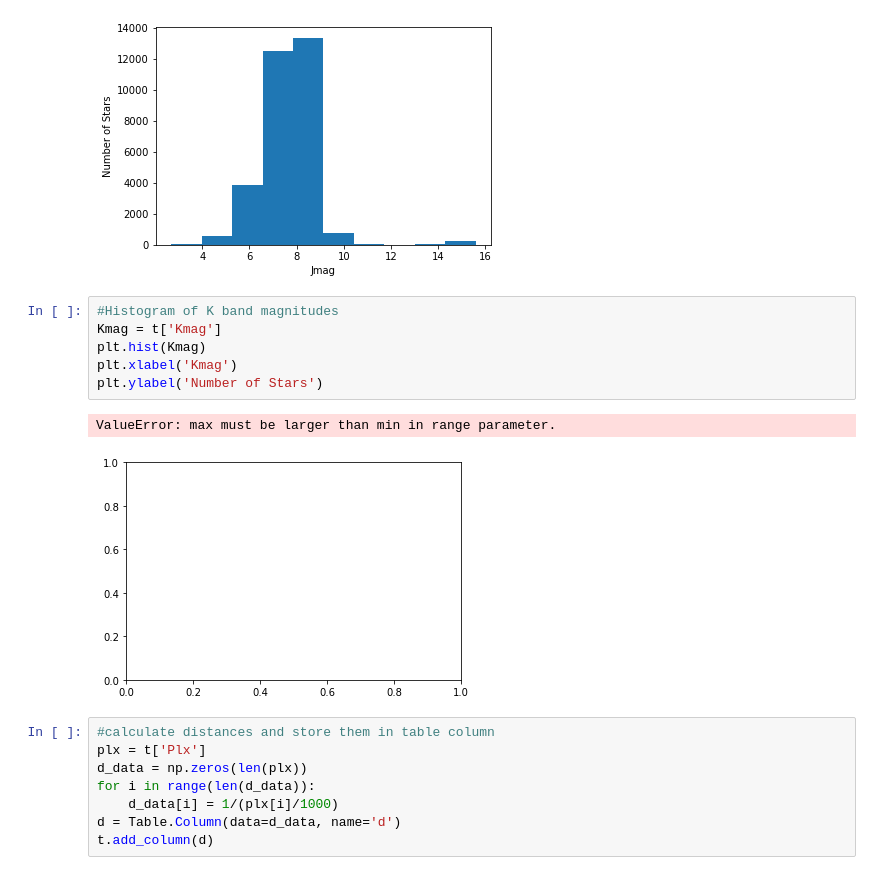
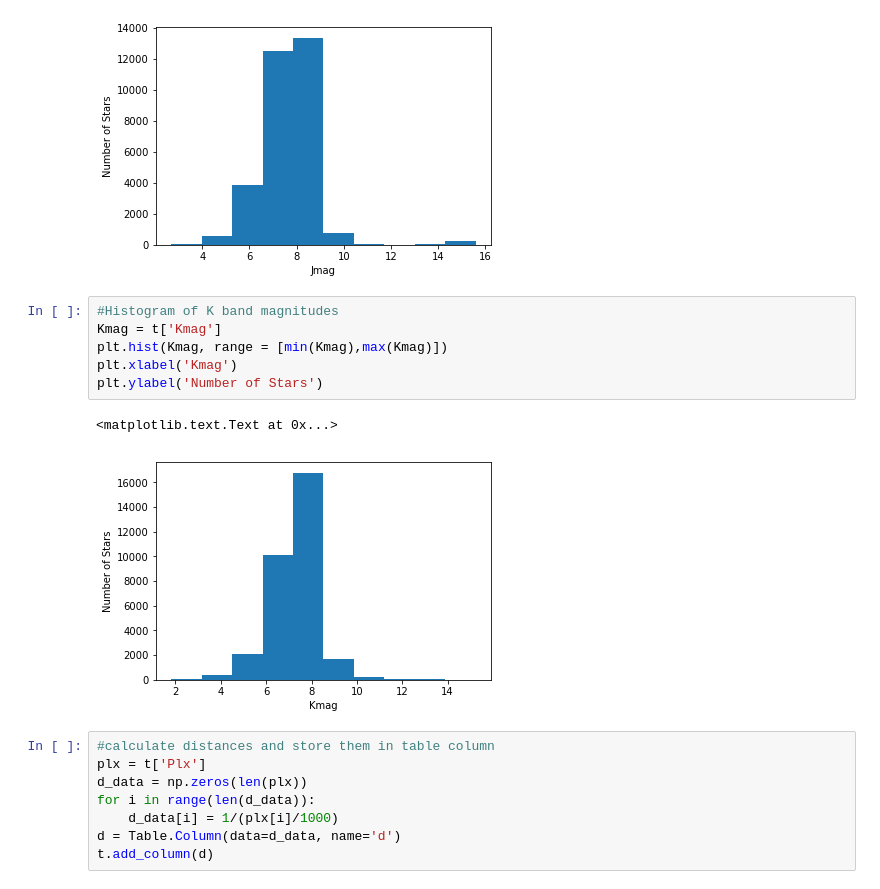
Before and after one commit to leemundy/GAIA, a Jupyter notebook: Work-Areas/rpopescu/notebook/Cat2.ipynb, the cells around one changed output. Saved outputs shown, nothing was run; the diff lists cells and outputs as text.

```diff
--- a/Work-Areas/rpopescu/notebook/Cat2.ipynb
+++ b/Work-Areas/rpopescu/notebook/Cat2.ipynb
@@ -49,12 +47,12 @@ plt.ylabel('Number of Stars')
 # %%
 #Histogram of K band magnitudes
 Kmag = t['Kmag']
-plt.hist(Kmag)
+plt.hist(Kmag, range = [min(Kmag),max(Kmag)])
 plt.xlabel('Kmag')
 plt.ylabel('Number of Stars')
 # %% [output]
-ValueError: max must be larger than min in range parameter.
+<matplotlib.text.Text at 0x...>
-[figure, old version]
+[figure, new version]
 # %%
 #calculate distances and store them in table column
 plx = t['Plx']
```
Also changed, not shown: parts of 4 cells of this notebook, 1 other file.
